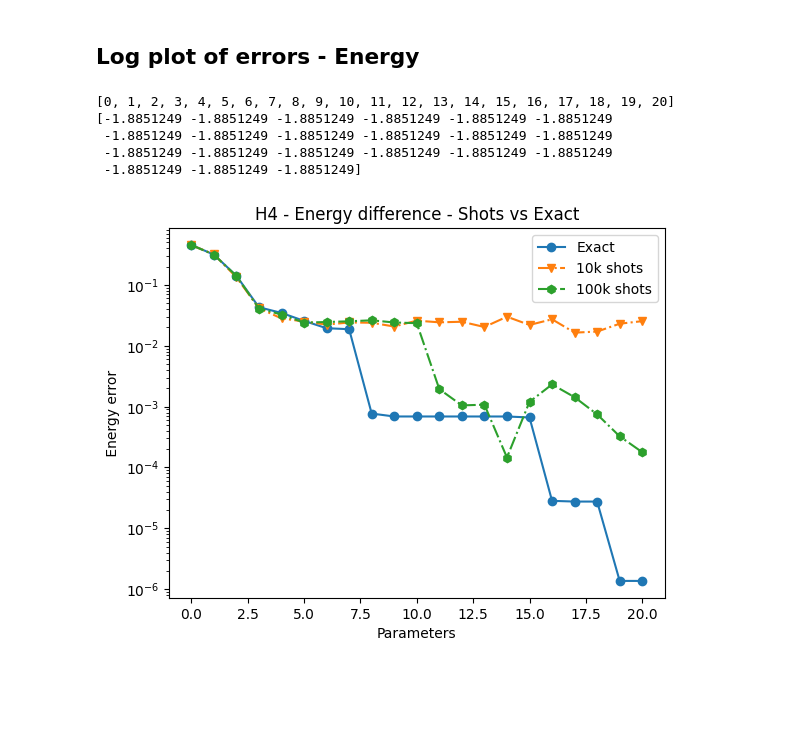
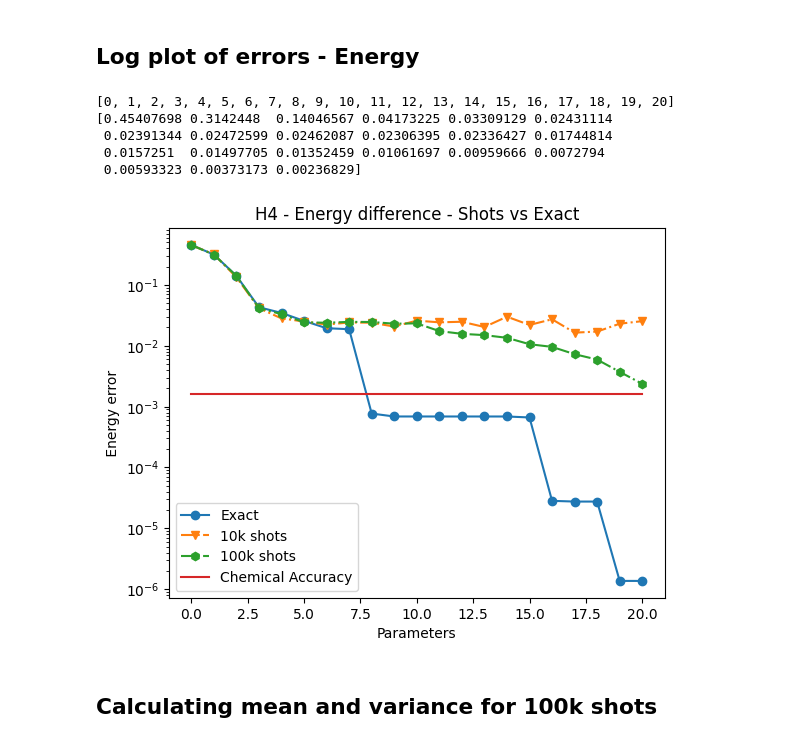
Before and after one commit to srivathsanps-quantum/QC-chemistry, a Jupyter notebook: AdaptVQEcode.ipynb, the cells around one changed output. Saved outputs shown, nothing was run; the diff lists cells and outputs as text; code cells hidden in the pictures; blank space fills up the shorter version.

Commit message:
Mean and variance plot

```diff
--- a/AdaptVQEcode.ipynb
+++ b/AdaptVQEcode.ipynb
@@ -563,48 +563,56 @@ E_exact = np.array([-1.4300836708403402, -1.5694603835520677, -1.743633442614969
                     -1.8844364556758229, -1.8844365760316029, -1.884436576484849, -1.8844612572187276, -1.885096631853509, -1.885097395511084,
                     -1.8850973962695554, -1.885123539547584, -1.885123539730992])
 
-E_100k = np.array([-1.431464387461462, -1.5706137840445968, -1.7445154292149, -1.844173238851841, -1.8524862425248212, -1.8610473845425686,
-                    -1.8605410002761278, -1.8598552535070012, -1.8588853857612926, -1.8609569752901267,  -1.861604086709718, -1.8831889197982379,
-                    -1.8861726774026286,-1.8840488019855615, -1.8849791250167156,  -1.88632288156302, -1.8828073690834548, -1.883695972101264,
-                      -1.884379016297748, -1.8854498416713266, -1.885303132220318]) #Powell - 100k shots - 1st iteration
 
-E_100k1 = np.array([-1.4314606079236005,-1.5713046274227158,  -1.744744624339305, -1.8440418744811005,-1.851417399353439, -1.8613720708915669,
-                    -1.8617680552763938, -1.8607818655703572,-1.8599335440388962, -1.8614656614212948,  -1.8595372612740584, -1.8608650142483987,
-                    -1.8599291289619784, -1.859387197802784, -1.8607535366278023, -1.8586276461372815, -1.8642916275997419, -1.8732667587433893,
-                    -1.8757460322487636,  -1.8795162160777772, -1.8828801422808312]) #Powell - 100k shots - 0th iteration
+
+E_100k_mean = np.array([-1.43104792, -1.5708801,  -1.74465923, -1.84339265, -1.85203361, -1.86081376,
+                        -1.86121146, -1.86039891, -1.86050403, -1.86206095, -1.86176063, -1.86767676,
+                        -1.8693998,  -1.87014785, -1.87160031, -1.87450793, -1.87552824, -1.8778455,
+                        -1.87919167, -1.88139317, -1.88275661])
+
+E_100k_variance = np.array([2.63717812e-07, 8.64238134e-08, 1.77790212e-08, 1.17315186e-06,
+                             1.56003491e-07, 4.12775562e-07, 2.38226042e-07, 1.43415218e-07,
+                             1.23275457e-06, 5.27275404e-06, 2.75752891e-06, 6.64021786e-05,
+                             1.11316720e-04, 1.21573202e-04, 1.11473173e-04, 1.25515023e-04,
+                             8.33640480e-05, 4.60585548e-05, 2.69959673e-05, 2.13111222e-05,
+                             1.93871307e-05])
 
 E_10k = np.array([-1.4351673889352257, -1.5651991504418161, -1.751469123615361, -1.8436952594174199, -1.8569282898247246, -1.8600672216690162,
                    -1.8628077792693236, -1.8609601988065476, -1.8611885481633914, -1.8643987945828824, -1.859208081363875,-1.8608238017901975,
                    -1.8602877158680589, -1.8647583024593826, -1.8550588122073244, -1.8631195449319817, -1.8578492010166685, -1.8686697660828904,
                    -1.868002835086847,-1.8620610309226926,  -1.859707949605153]) #Powell - 10k shots - 0th iteration
 
 #FCI =  -1.885124904189219
 #print('FCI energies are', FCI)
 FCI = np.full(shape=21, fill_value= -1.885124904189219)
-print(FCI)
-Error_100k = abs(E_100k - FCI)
-#print(Error_100k)
+#print(FCI)
+Error_100k = abs(E_100k_mean - FCI)
+print(Error_100k)
 Error_10k = abs(E_10k - FCI)
 Error_exact = (E_exact - FCI)
 
+chem_accuracy = np.full(fill_value=1.59e-3, shape=21)
 
 
 import matplotlib.pyplot as plt
 plt.plot(params, Error_exact, '-o', label = 'Exact')
 plt.plot(params, Error_10k, '-.v', label = '10k shots')
 plt.plot(params, Error_100k, '-.h', label = '100k shots')
+plt.plot(params, chem_accuracy, '-', label = 'Chemical Accuracy')
 plt.legend()
 plt.yscale('log')
 #plt.yscale('symlog')
 #plt.ylim(-1.90, -1.8)
 plt.xlabel('Parameters')
 plt.title('H4 - Energy difference - Shots vs Exact')
 plt.ylabel(' Energy error ')
 plt.show()
 # %% [output]
 [0, 1, 2, 3, 4, 5, 6, 7, 8, 9, 10, 11, 12, 13, 14, 15, 16, 17, 18, 19, 20]
-[-1.8851249 -1.8851249 -1.8851249 -1.8851249 -1.8851249 -1.8851249
- -1.8851249 -1.8851249 -1.8851249 -1.8851249 -1.8851249 -1.8851249
- -1.8851249 -1.8851249 -1.8851249 -1.8851249 -1.8851249 -1.8851249
- -1.8851249 -1.8851249 -1.8851249]
+[0.45407698 0.3142448  0.14046567 0.04173225 0.03309129 0.02431114
+ 0.02391344 0.02472599 0.02462087 0.02306395 0.02336427 0.01744814
+ 0.0157251  0.01497705 0.01352459 0.01061697 0.00959666 0.0072794
+ 0.00593323 0.00373173 0.00236829]
-[figure, old version]
+[figure, new version]
+# %% [markdown]
+## Calculating mean and variance for 100k shots
```
Also changed, not shown: parts of 5 cells of this notebook.
